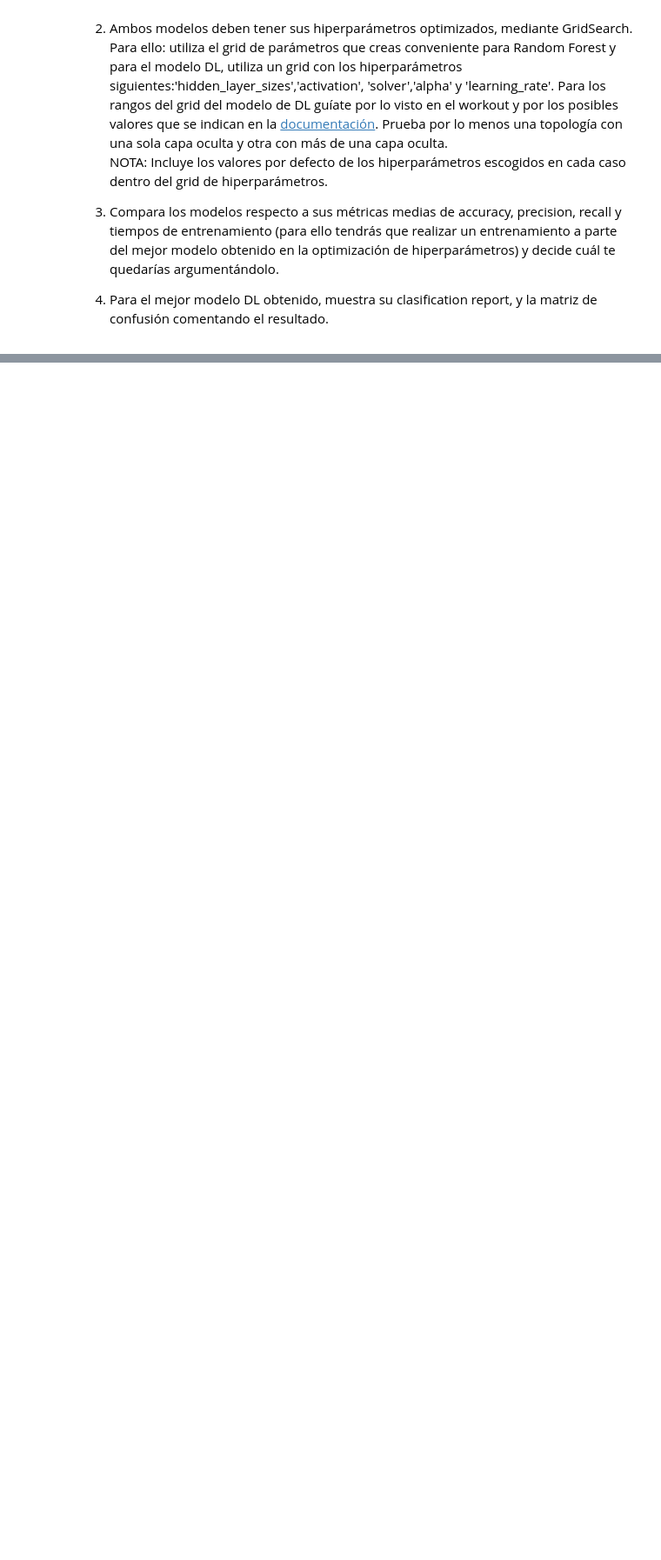
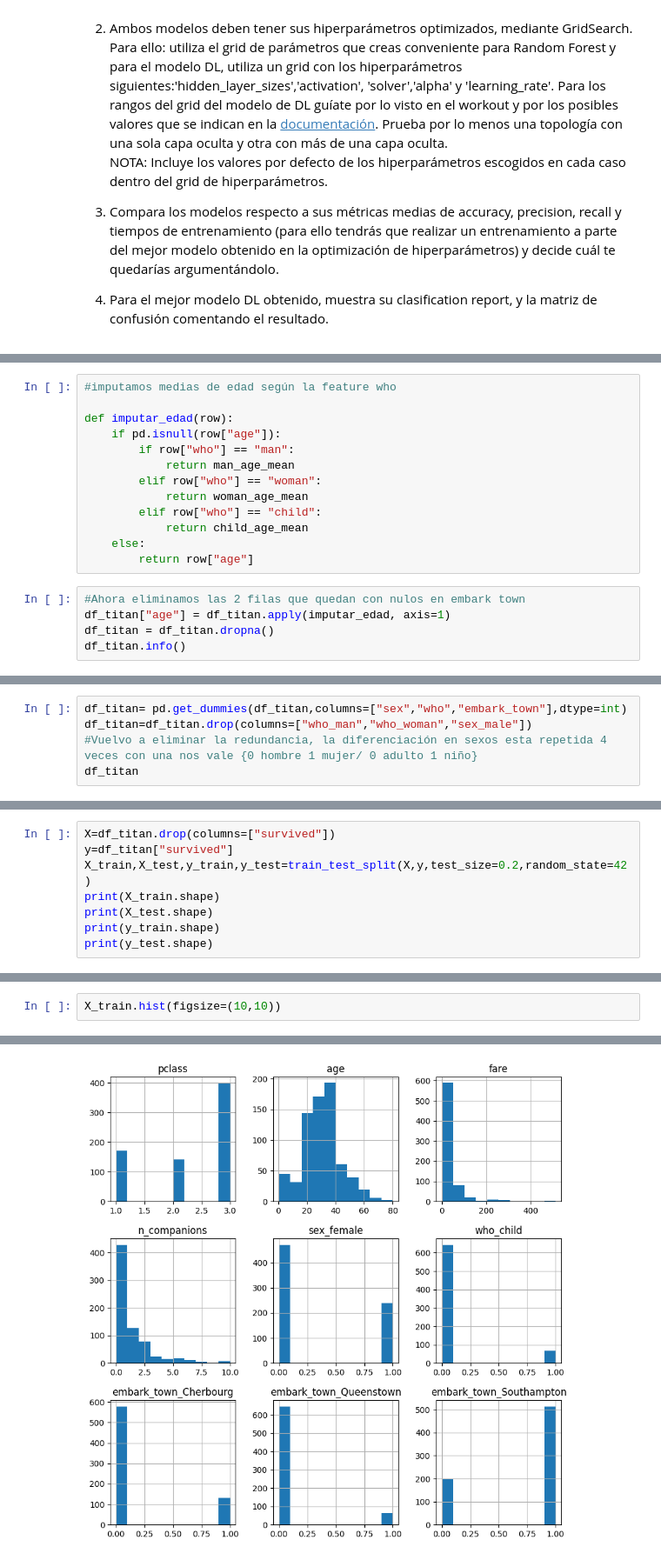
Before and after one commit to Cmonzon-94/ONLINE_DS_THEBRIDGE_Cmonzon, a Jupyter notebook: 05_Deep_Learning/Sprint_16/Unidad_01_Introduccion_Deep_Learning/Unidad_01/Practica_Obligatoria/18_Practica_Obligatoria_Introduccion_Deep_Learning.ipynb, the cells around one changed output, grey strips where cells are left out. Shown at 87% size. Drawn from its saved outputs; the diff is of its cells as text; blank space fills up the shorter version.

```diff
--- a/05_Deep_Learning/Sprint_16/Unidad_01_Introduccion_Deep_Learning/Unidad_01/Practica_Obligatoria/18_Practica_Obligatoria_Introduccion_Deep_Learning.ipynb
+++ b/05_Deep_Learning/Sprint_16/Unidad_01_Introduccion_Deep_Learning/Unidad_01/Practica_Obligatoria/18_Practica_Obligatoria_Introduccion_Deep_Learning.ipynb
@@ -28,0 +122,18 @@ NOTA: Incluye los valores por defecto de los hiperparámetros escogidos en cada
+# %%
+#imputamos medias de edad según la feature who
+
+def imputar_edad(row):
+    if pd.isnull(row["age"]):
+        if row["who"] == "man":
+            return man_age_mean
+        elif row["who"] == "woman":
+            return woman_age_mean
+        elif row["who"] == "child":
+            return child_age_mean
+    else:
+        return row["age"]
+# %%
+#Ahora eliminamos las 2 filas que quedan con nulos en embark town
+df_titan["age"] = df_titan.apply(imputar_edad, axis=1)
+df_titan = df_titan.dropna()
+df_titan.info()
@@ -28,0 +156,5 @@ NOTA: Incluye los valores por defecto de los hiperparámetros escogidos en cada
+# %%
+df_titan= pd.get_dummies(df_titan,columns=["sex","who","embark_town"],dtype=int)
+df_titan=df_titan.drop(columns=["who_man","who_woman","sex_male"])
+#Vuelvo a eliminar la redundancia, la diferenciación en sexos esta repetida 4 veces con una nos vale {0 hombre 1 mujer/ 0 adulto 1 niño}
+df_titan
@@ -28,0 +175,8 @@ NOTA: Incluye los valores por defecto de los hiperparámetros escogidos en cada
+# %%
+X=df_titan.drop(columns=["survived"])
+y=df_titan["survived"]
+X_train,X_test,y_train,y_test=train_test_split(X,y,test_size=0.2,random_state=42)
+print(X_train.shape)
+print(X_test.shape)
+print(y_train.shape)
+print(y_test.shape)
@@ -28,0 +188,3 @@ NOTA: Incluye los valores por defecto de los hiperparámetros escogidos en cada
+# %%
+X_train.hist(figsize=(10,10))
+# %% [output]
@@ -28,0 +201 @@ NOTA: Incluye los valores por defecto de los hiperparámetros escogidos en cada
+[figure, added]
```
Also changed, not shown: parts of 21 cells of this notebook, 3 other files.
